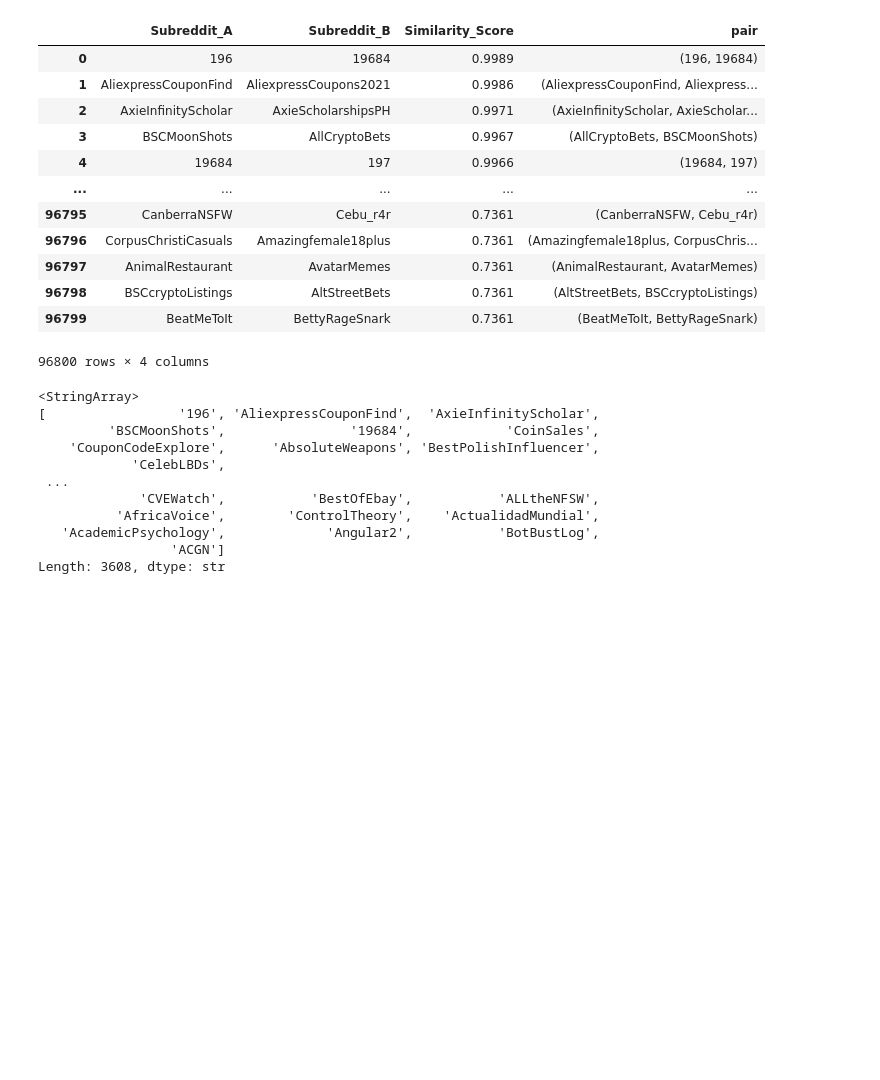
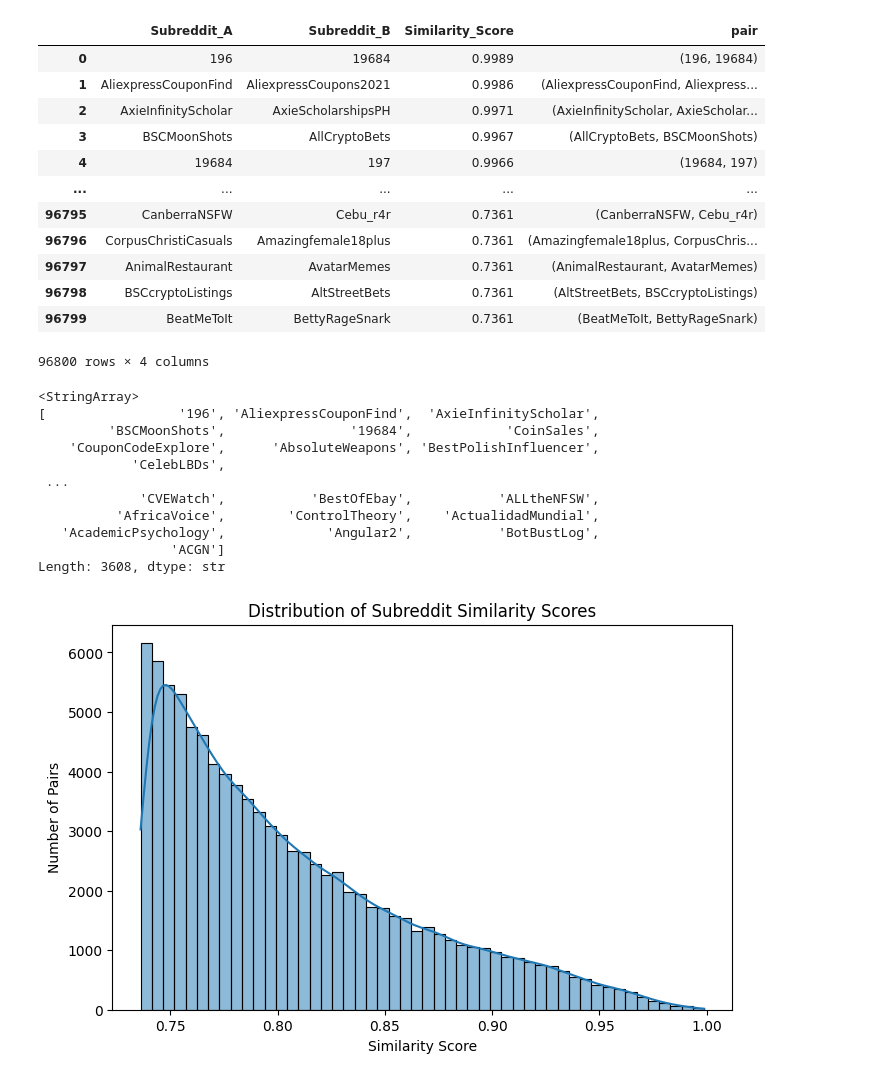
Before and after one commit to normalguy464/Massive-data-mining, a Jupyter notebook: Visualiza_graph.ipynb, the cells around one changed output. Cells and saved outputs as stored; diff of their text form; code cells hidden in the pictures; blank space fills up the shorter version.

```diff
--- a/Visualiza_graph.ipynb
+++ b/Visualiza_graph.ipynb
@@ -57,5 +75,11 @@ df["Subreddit_A"].unique()
                  'ACGN']
 Length: 3608, dtype: str
 # %%
-from pyvis.network import Network
-import networkx as nx
+plt.figure(figsize=(8,5))
+sns.histplot(top_pairs["Similarity_Score"], bins=50, kde=True)
+plt.title("Distribution of Subreddit Similarity Scores")
+plt.xlabel("Similarity Score")
+plt.ylabel("Number of Pairs")
+plt.show()
+# %% [output]
+[figure, added]
```
Also changed, not shown: parts of 20 cells of this notebook, 1 other file.
